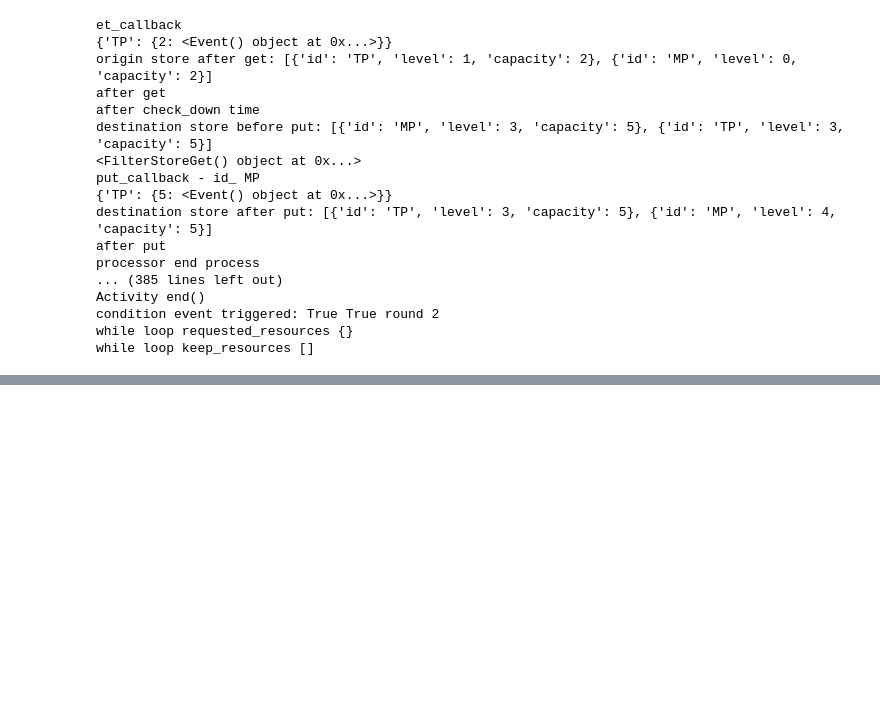
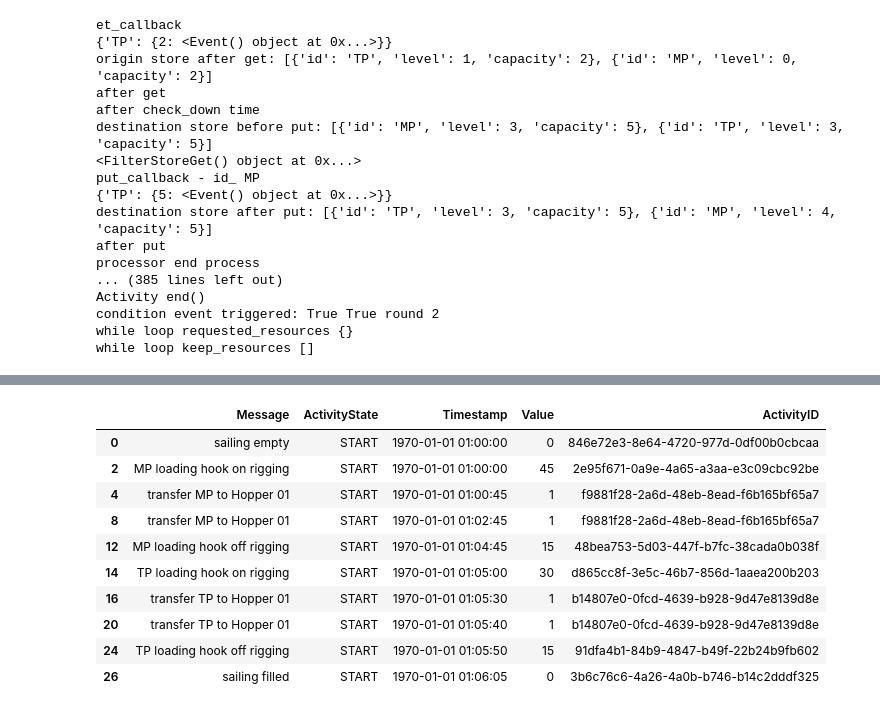
Before and after one commit to TUDelft-CITG/OpenCLSim, a Jupyter notebook: openclsim/notebooks/12_Subcycle_example.ipynb, the cells around one changed output, grey strips where cells are left out. Saved outputs shown, nothing was run; the diff lists cells and outputs as text; code cells hidden in the pictures; blank space fills up the shorter version.

```diff
--- a/openclsim/notebooks/12_Subcycle_example.ipynb
+++ b/openclsim/notebooks/12_Subcycle_example.ipynb
@@ -475 +475,16 @@ data
 63 rows × 5 columns
+# %%
+# Loading
+data.iloc[:10]
+# %% [output]
+|  | Message | ActivityState | Timestamp | Value | ActivityID |
+| 0 | sailing empty | START | 1970-01-01 01:00:00 | 0 | 846e72e3-8e64-4720-977d-0df00b0cbcaa |
+| 2 | MP loading hook on rigging | START | 1970-01-01 01:00:00 | 45 | 2e95f671-0a9e-4a65-a3aa-e3c09cbc92be |
+| 4 | transfer MP to Hopper 01 | START | 1970-01-01 01:00:45 | 1 | f9881f28-2a6d-48eb-8ead-f6b165bf65a7 |
+| 8 | transfer MP to Hopper 01 | START | 1970-01-01 01:02:45 | 1 | f9881f28-2a6d-48eb-8ead-f6b165bf65a7 |
+| 12 | MP loading hook off rigging | START | 1970-01-01 01:04:45 | 15 | 48bea753-5d03-447f-b7fc-38cada0b038f |
+| 14 | TP loading hook on rigging | START | 1970-01-01 01:05:00 | 30 | d865cc8f-3e5c-46b7-856d-1aaea200b203 |
+| 16 | transfer TP to Hopper 01 | START | 1970-01-01 01:05:30 | 1 | b14807e0-0fcd-4639-b928-9d47e8139d8e |
+| 20 | transfer TP to Hopper 01 | START | 1970-01-01 01:05:40 | 1 | b14807e0-0fcd-4639-b928-9d47e8139d8e |
+| 24 | TP loading hook off rigging | START | 1970-01-01 01:05:50 | 15 | 91dfa4b1-84b9-4847-b49f-22b24b9fb602 |
+| 26 | sailing filled | START | 1970-01-01 01:06:05 | 0 | 3b6c76c6-4a26-4a0b-b746-b14c2dddf325 |
```
Also changed, not shown: parts of 3 cells of this notebook, 4 other files.
